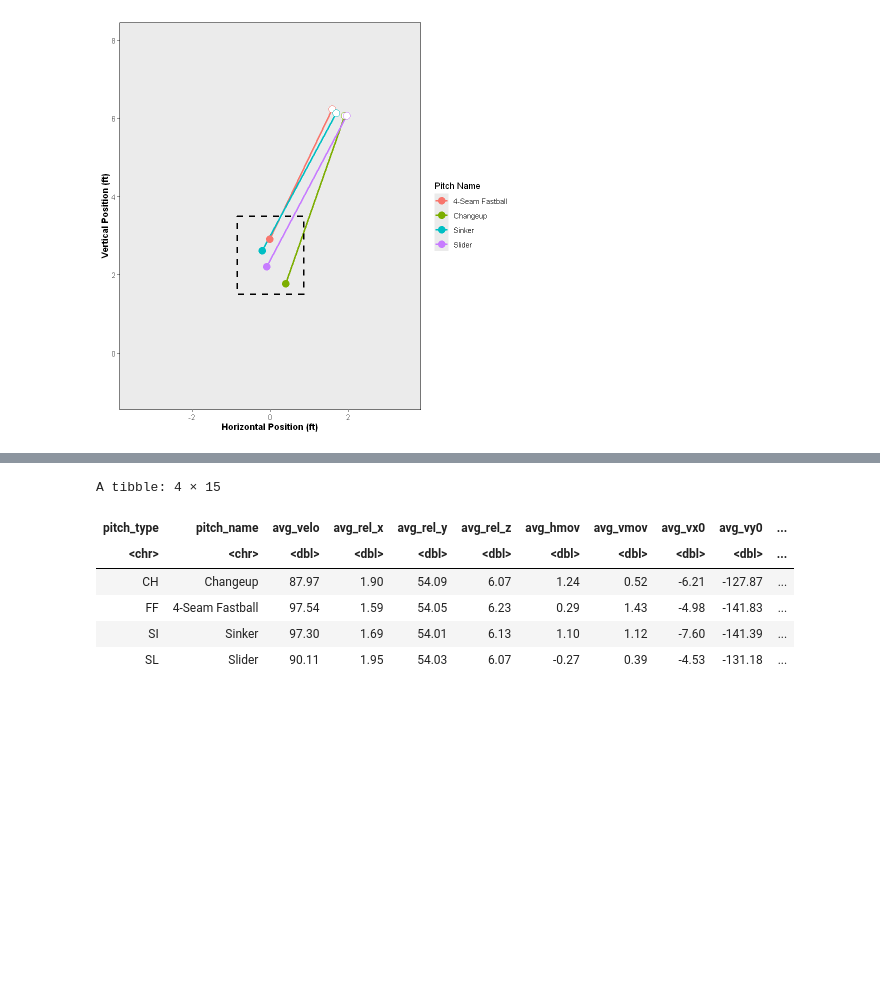
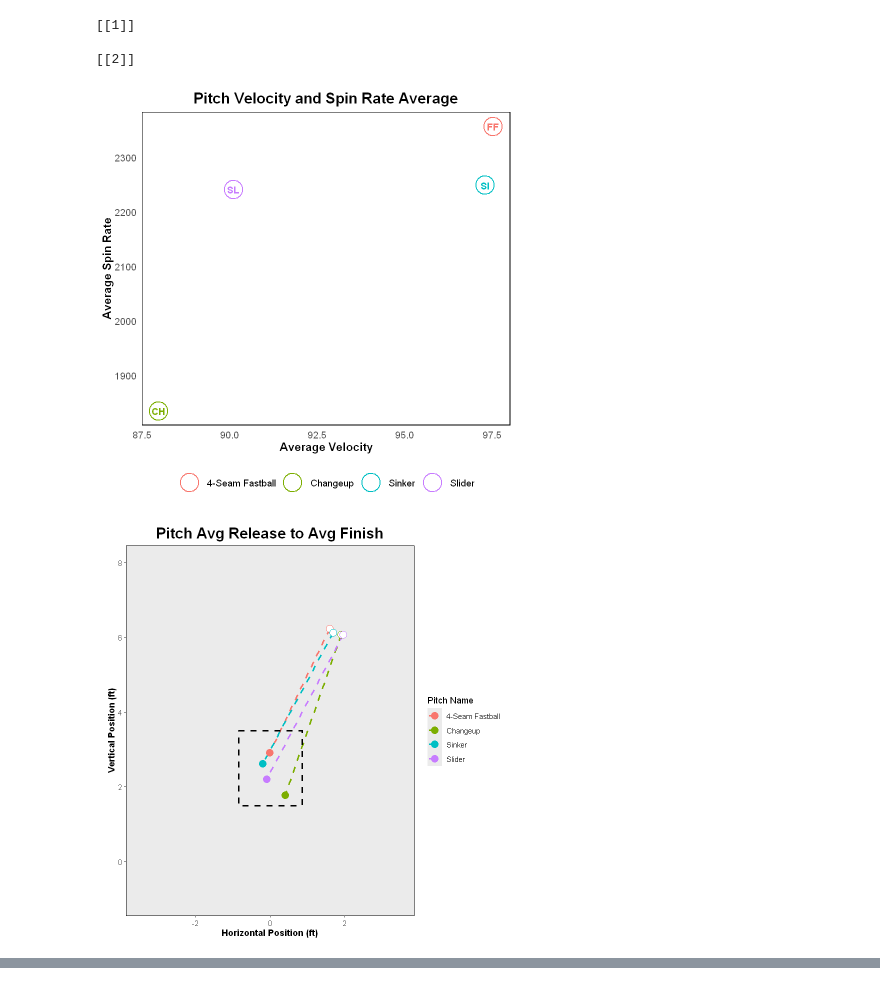
Before and after one commit to jvillegas1021/Pitcher_Pitch_Selection_Model, a Jupyter notebook: Pitcher_Pitch_Selection_Analysis/Pitcher_Report.ipynb, the cells around one changed output, grey strips where cells are left out. Drawn from its saved outputs; the diff is of its cells as text; code cells hidden in the pictures; blank space fills up the shorter version.

```diff
--- a/Pitcher_Pitch_Selection_Analysis/Pitcher_Report.ipynb
+++ b/Pitcher_Pitch_Selection_Analysis/Pitcher_Report.ipynb
@@ -45,34 +60,14 @@ New names:
 • `` -> `...1`
 # %%
 source("pitcher_profile_functions.r")
+pitch_characteristics_plots <- create_pitcher_pitch_characteristics_plots(pitcher_pitch_characteristics_df)
+radar_plot <- pitcher_radar_acceleration_plot(pitcher_pitch_characteristics_df)
 
-pitcher_pitch_characteristics_df <- create_pitcher_pitch_characteristics_df(pitcher_statcast_df)
-
-
-
-
-ggplot(pitcher_pitch_characteristics_df, aes(color = pitch_name)) +
-  geom_segment(aes(
-    x = avg_rel_x, y = avg_rel_z,
-    xend = avg_plate_x, yend = avg_plate_z
-  ), linewidth = 1) +
-  geom_point(aes(x = avg_rel_x, y = avg_rel_z), size = 4, shape = 21, fill = "white") +
-  geom_point(aes(x = avg_plate_x, y = avg_plate_z), size = 4) +
-  coord_fixed(xlim = c(-3.5, 3.5), ylim = c(-1, 8)) +
-  annotate("rect",
-           xmin = -0.85, xmax = 0.85,
-           ymin = 1.5, ymax = 3.5,
-           fill = NA, color = "black",
-           linetype = "dashed", linewidth = 1) +
-  labs(
-    x = "Horizontal Position (ft)",
-    y = "Vertical Position (ft)",
-    color = 'Pitch Name'
-  ) +
-  theme(
-      plot.title = element_text(face = "bold", size = 18, hjust = 0.5),
-      axis.title = element_text(face = "bold"),
-      panel.grid = element_blank(),
-      panel.border = element_rect(color = "black", fill = NA))
+pitch_characteristics_plots
+radar_plot()
 # %% [output]
+[[1]]
+
+[[2]]
-[figure, old version]
+[figure, new version]
+[figure, added]
@@ -79,10 +74,0 @@ ggplot(pitcher_pitch_characteristics_df, aes(color = pitch_name)) +
-# %%
-pitcher_pitch_characteristics_df
-# %% [output]
-A tibble: 4 × 15
-| pitch_type | pitch_name | avg_velo | avg_rel_x | avg_rel_y | avg_rel_z | avg_hmov | avg_vmov | avg_vx0 | avg_vy0 | ... |
-| <chr> | <chr> | <dbl> | <dbl> | <dbl> | <dbl> | <dbl> | <dbl> | <dbl> | <dbl> | ... |
-| CH | Changeup | 87.97 | 1.90 | 54.09 | 6.07 | 1.24 | 0.52 | -6.21 | -127.87 | ... |
-| FF | 4-Seam Fastball | 97.54 | 1.59 | 54.05 | 6.23 | 0.29 | 1.43 | -4.98 | -141.83 | ... |
-| SI | Sinker | 97.30 | 1.69 | 54.01 | 6.13 | 1.10 | 1.12 | -7.60 | -141.39 | ... |
-| SL | Slider | 90.11 | 1.95 | 54.03 | 6.07 | -0.27 | 0.39 | -4.53 | -131.18 | ... |
```
Also changed, not shown: parts of 2 cells of this notebook.
